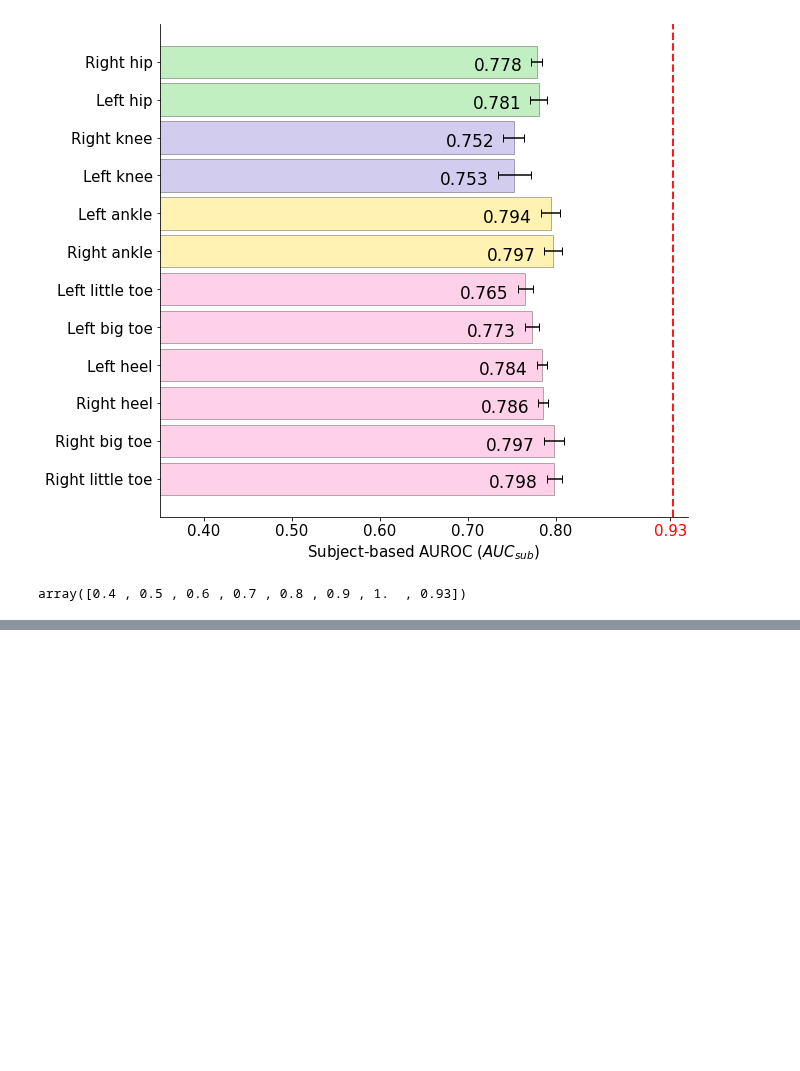
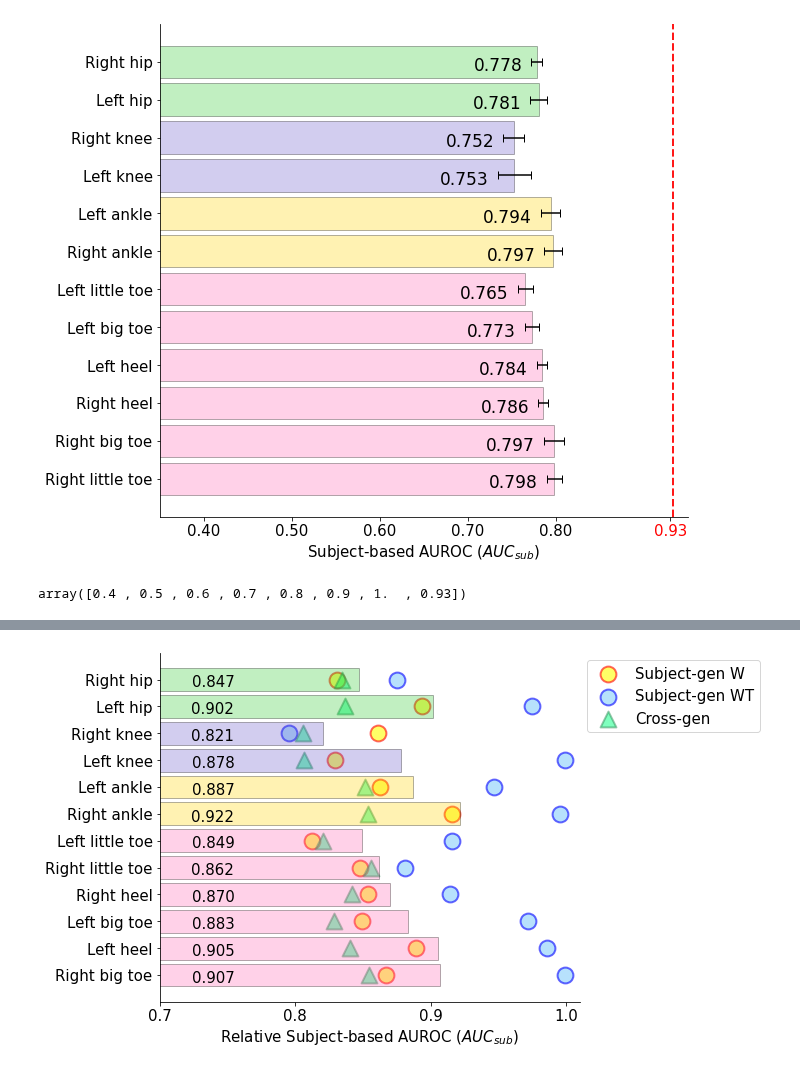
Before and after one commit to kaurrachneet6/Vision-Based-Gait-Analysis-Framework-for-Predicting-Multiple-Sclerosis, a Jupyter notebook: Discussion analysis/PermutationImportanceVizualizations.ipynb, the cells around one changed output, grey strips where cells are left out. Saved outputs shown, nothing was run; the diff lists cells and outputs as text; code cells hidden in the pictures; blank space fills up the shorter version.

```diff
--- a/Discussion analysis/PermutationImportanceVizualizations.ipynb
+++ b/Discussion analysis/PermutationImportanceVizualizations.ipynb
@@ -1033,0 +1162,12 @@ array([0.4 , 0.5 , 0.6 , 0.7 , 0.8 , 0.9 , 1.  , 0.93])
+# %%
+#Scaling sub W
+subW_scaling_denominator = 0.87
+subW_gen_pi_df[metric+'_scale'] = subW_gen_pi_df[metric]/subW_scaling_denominator
+
+#Scaling sub WT
+subWT_scaling_denominator = 0.771
+subWT_gen_pi_df[metric+'_scale'] = subWT_gen_pi_df[metric]/subWT_scaling_denominator
+
+#Scaling Cross
+cross_scaling_denominator = 0.933
+cross_gen_pi_df[metric+'_scale'] = cross_gen_pi_df[metric]/cross_scaling_denominator
@@ -1033,0 +1228,7 @@ array([0.4 , 0.5 , 0.6 , 0.7 , 0.8 , 0.9 , 1.  , 0.93])
+# %%
+avg_df = pd.DataFrame((subW_gen_pi_df[metric+'_scale'] + subWT_gen_pi_df[metric+'_scale'] + cross_gen_pi_df[metric+'_scale'])/3)
+avg_df['colors'] = subW_gen_pi_df['colors']
+avg_df['color_order'] = subW_gen_pi_df['color_order']
+#Sorting the metric within each group
+avg_df = avg_df.sort_values(by = ['color_order', metric+'_scale'], ascending= False)
+avg_df
@@ -1033,0 +1288,67 @@ array([0.4 , 0.5 , 0.6 , 0.7 , 0.8 , 0.9 , 1.  , 0.93])
+# %%
+#W
+#Plotting Task and Subject gen PI side-by-side
+mpl.rcParams['axes.spines.top'] = False
+mpl.rcParams['axes.spines.right'] = False
+font = {'size'   : 15}
+mpl.rc('font', **font)
+
+
+fig, axes = plt.subplots(1, 1, sharex=False, sharey = False, figsize=(10, 5.5), constrained_layout=True)
+# fig.tight_layout()
+# sns.despine(offset=0)
+
+'''
+#Bar plot for the Task-Gen
+sns.barplot(x = task_gen_metric, y = task_gen_pi_df.index, palette= task_gen_pi_df['colors'], linewidth = 0.5, \
+                 edgecolor = 'k', ax = axes, xerr = task_gen_pi_df['std']*1, \
+            ecolor = 'grey', capstyle='projecting', data=task_gen_pi_df, alpha = 0.6)
+#palette= colors_sorted, #use for colored plot
+'''
+
+plt.barh(width = avg_df[metric+'_scale'], height = 0.85, data = avg_df, linewidth = 1, \
+                 edgecolor = 'k', alpha = 0.3, \
+#            xerr = subW_gen_pi_df['std'],
+         capsize = 4, \
+#          label = 'Average',  \
+         y= np.array(range(len(avg_df.index))))
+
+plt.scatter(marker_df1[metric+ '_scale'], marker_df1['y'], c = W_color, marker = W_marker, s = 250, alpha = 0.6, edgecolor = 'red', linewidths = 2, label = 'Subject-gen W')
+plt.scatter(marker_df2[metric+ '_scale'], marker_df2['y'], c = WT_color, marker = WT_marker, s = 250, alpha = 0.6, edgecolor = 'b', linewidths = 2, label = 'Subject-gen WT')
+plt.scatter(marker_df3[metric+ '_scale'], marker_df3['y'], c = cross_color, marker = cross_marker, s = 250, alpha = 0.5, edgecolor = 'seagreen', linewidths = 2, label = 'Cross-gen')
+
+#Sorting the feature display names by the order of appearance on the plot
+feature_display_names_sorted = [feature_dic[x] for x in avg_df.index]
+
+#Assigning the grouped color and hatch for separating between task and subject gen results
+for i, bar in enumerate(axes.patches):
+    bar.set_facecolor(avg_df['colors'][i])
+    bar.set_edgecolor = 'k'
+
+#Adding the metric of interest as text to the plot
+for idx, p in enumerate(axes.patches):
+    axes.annotate("%.3f" % p.get_width(), \
+                     (p.get_x() +0.75, p.get_y()-0.22),
+                xytext=(7, 10), textcoords='offset points', ha = 'right', fontsize = 15)
+fig.texts.append(axes.texts.pop())
+
+axes.set_yticks(np.arange(12))
+axes.set_yticklabels(feature_display_names_sorted, fontsize = 15)
+axes.set_ylim(-1,12)
+axes.set_xlim(0.7, 1.01)
+axes.set_xticks([0.7, 0.8, 0.9, 1.0])
+axes.set_xlabel('Relative ' + metric_display_name, fontsize = 15)
+# axes.set_title('Task-Gen', fontsize = 13)
+
+#Adding a line showing the best Task-Gen metric in best regress-N model
+# axes.axvline(x=0.87, color = 'dimgray', alpha = 0.9, linestyle = '--', linewidth = 3)
+# axes.set_xticks(list(axes.get_xticks()) + [0.93])
+
+# plt.title('Feature permutation importance')
+# plt.savefig('side_by_side.png', dpi = 250, bbox_inches='tight')
+
+plt.legend(bbox_to_anchor=(1.0, 1.0))
+plt.savefig('C:\\Users\\Rachneet Kaur\\Box\\Gait Video Project\\PermImpResults\\PI_averaged_' + str(metric) + '.png', dpi = 250, bbox_inches='tight')
+plt.show()
+# %% [output]
+[figure, added]
```
Also changed, not shown: parts of 14 cells of this notebook.
